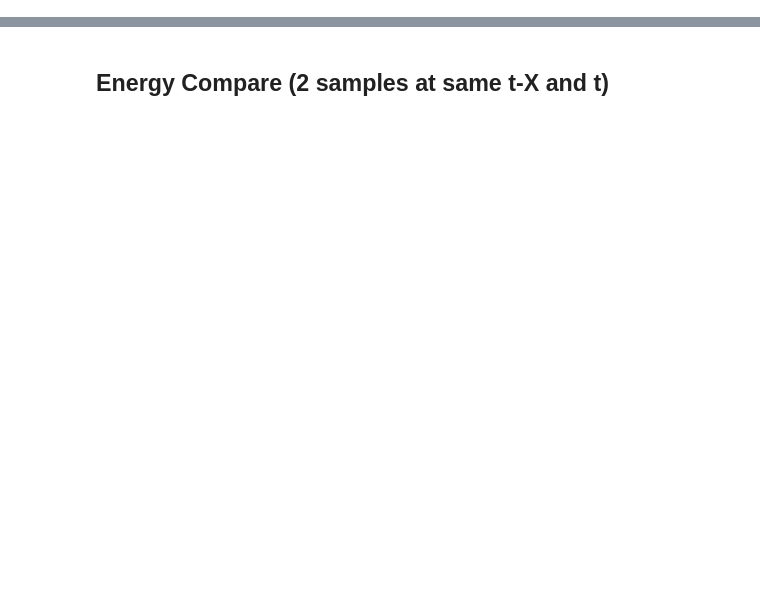
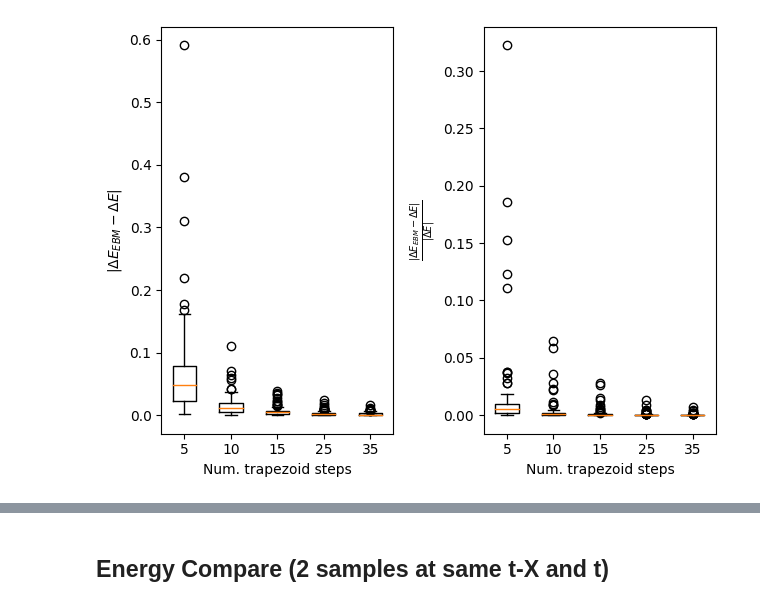
Before and after one commit to jackonelli/mcmc_corr_score_diffusion, a Jupyter notebook: nbs/energy.ipynb, the cells around one changed output, grey strips where cells are left out. Saved outputs shown, nothing was run; the diff lists cells and outputs as text; code cells hidden in the pictures; blank space fills up the shorter version.

```diff
--- a/nbs/energy.ipynb
+++ b/nbs/energy.ipynb
@@ -128,2 +164,17 @@ Percentage of positive energi difference:  0.6
+# %%
+energy_est_energies = th.tensor([v for v in ede.values()])
+energies = th.tensor([v for v in energy.values()]).unsqueeze(dim=1)
+residual = (energy_est_energies - energies).abs()
+fig, (ax_box, ax_box_rel) = plt.subplots(1, 2)
+ax_box.boxplot(residual.T, labels=ns);
+ax_box.set_xlabel("Num. trapezoid steps")
+ax_box.set_ylabel("$|\Delta E_{EBM} - \Delta E$|")
+
+ax_box_rel.boxplot((residual / np.abs(energies)).T, labels=ns);
+ax_box_rel.set_xlabel("Num. trapezoid steps")
+ax_box_rel.set_ylabel("$\\frac{|\Delta E_{EBM} - \Delta E|}{|\Delta E|}$")
+fig.tight_layout()
+# %% [output]
+[figure, added]
 # %%
 ax = plt.figure().gca()
```
Also changed, not shown: parts of 20 cells of this notebook, 2 other files.
